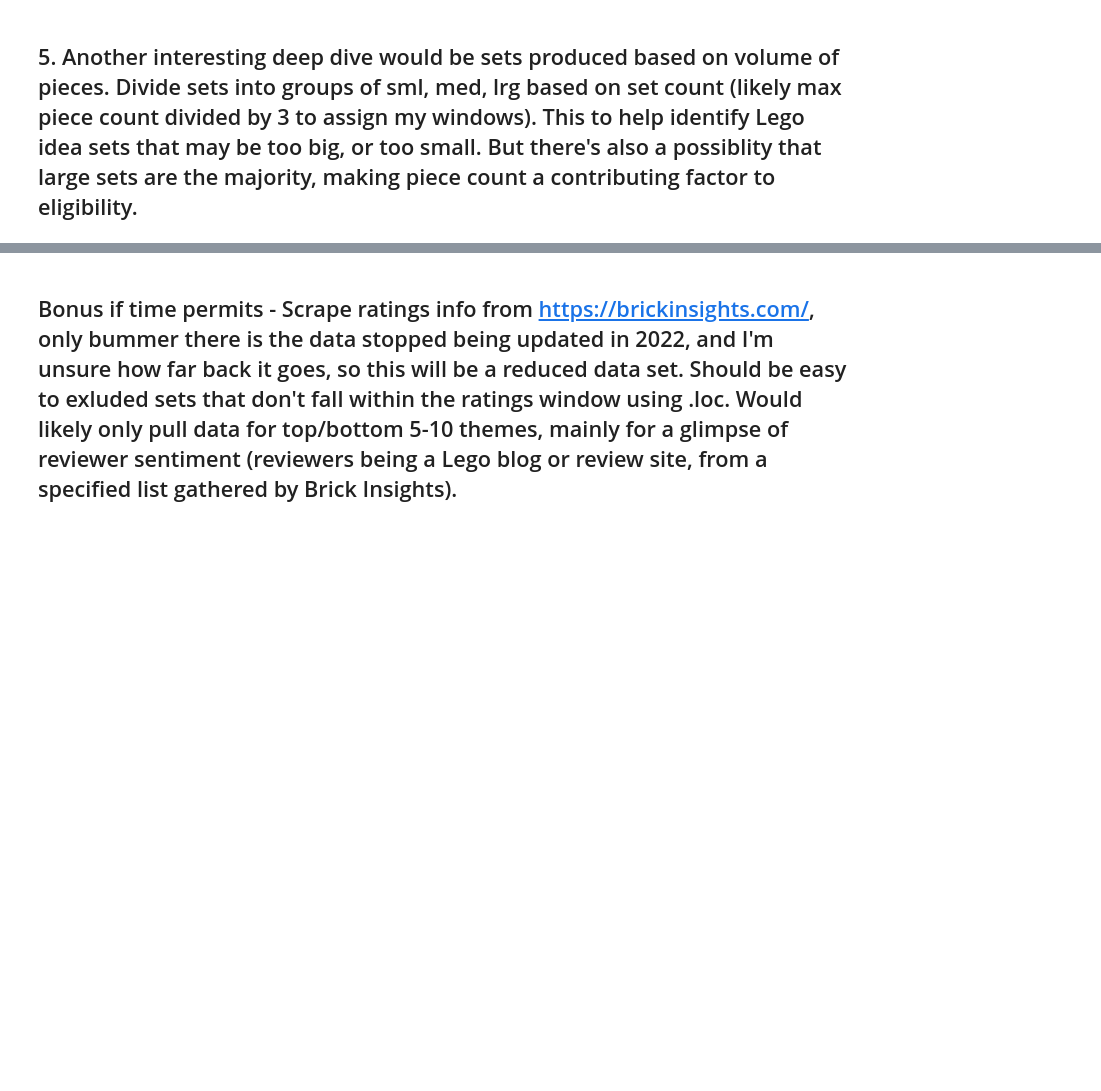
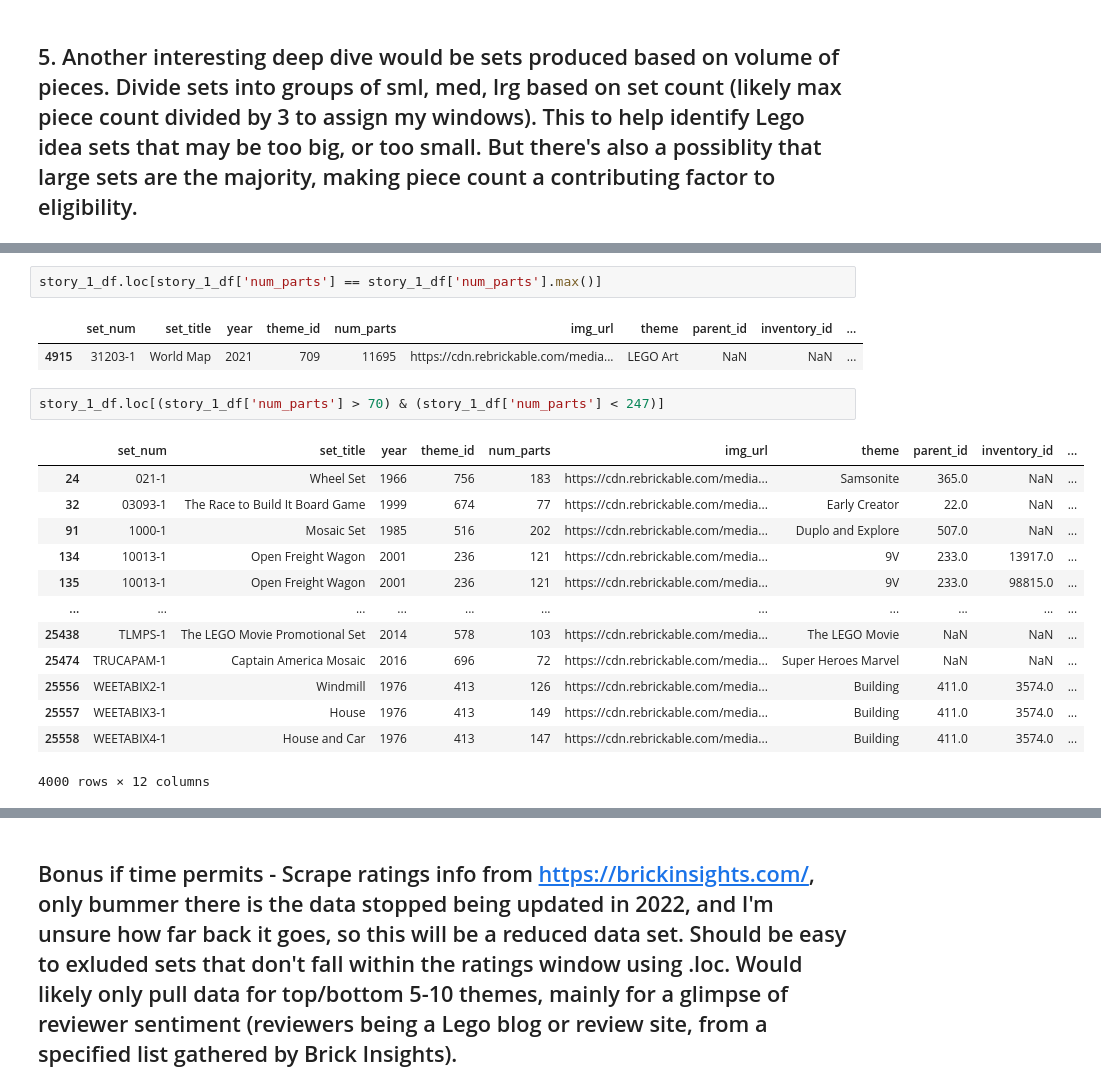
Before and after one commit to david423br/david-ruiz-capstone-ddr14, a Jupyter notebook: notebook/Lego_Capstone.ipynb, the cells around one changed output, grey strips where cells are left out. Cells and saved outputs as stored; diff of their text form; blank space fills up the shorter version.

```diff
--- a/notebook/Lego_Capstone.ipynb
+++ b/notebook/Lego_Capstone.ipynb
@@ -486,0 +516,21 @@ plt.show()
+# %%
+story_1_df.loc[story_1_df['num_parts'] == story_1_df['num_parts'].max()]
+# %% [output]
+|  | set_num | set_title | year | theme_id | num_parts | img_url | theme | parent_id | inventory_id | ... |
+| 4915 | 31203-1 | World Map | 2021 | 709 | 11695 | https://cdn.rebrickable.com/media... | LEGO Art | NaN | NaN | ... |
+# %%
+story_1_df.loc[(story_1_df['num_parts'] > 70) & (story_1_df['num_parts'] < 247)]
+# %% [output]
+|  | set_num | set_title | year | theme_id | num_parts | img_url | theme | parent_id | inventory_id | ... |
+| 24 | 021-1 | Wheel Set | 1966 | 756 | 183 | https://cdn.rebrickable.com/media... | Samsonite | 365.0 | NaN | ... |
+| 32 | 03093-1 | The Race to Build It Board Game | 1999 | 674 | 77 | https://cdn.rebrickable.com/media... | Early Creator | 22.0 | NaN | ... |
+| 91 | 1000-1 | Mosaic Set | 1985 | 516 | 202 | https://cdn.rebrickable.com/media... | Duplo and Explore | 507.0 | NaN | ... |
+| 134 | 10013-1 | Open Freight Wagon | 2001 | 236 | 121 | https://cdn.rebrickable.com/media... | 9V | 233.0 | 13917.0 | ... |
+| 135 | 10013-1 | Open Freight Wagon | 2001 | 236 | 121 | https://cdn.rebrickable.com/media... | 9V | 233.0 | 98815.0 | ... |
+| ... | ... | ... | ... | ... | ... | ... | ... | ... | ... | ... |
+| 25438 | TLMPS-1 | The LEGO Movie Promotional Set | 2014 | 578 | 103 | https://cdn.rebrickable.com/media... | The LEGO Movie | NaN | NaN | ... |
+| 25474 | TRUCAPAM-1 | Captain America Mosaic | 2016 | 696 | 72 | https://cdn.rebrickable.com/media... | Super Heroes Marvel | NaN | NaN | ... |
+| 25556 | WEETABIX2-1 | Windmill | 1976 | 413 | 126 | https://cdn.rebrickable.com/media... | Building | 411.0 | 3574.0 | ... |
+| 25557 | WEETABIX3-1 | House | 1976 | 413 | 149 | https://cdn.rebrickable.com/media... | Building | 411.0 | 3574.0 | ... |
+| 25558 | WEETABIX4-1 | House and Car | 1976 | 413 | 147 | https://cdn.rebrickable.com/media... | Building | 411.0 | 3574.0 | ... |
+4000 rows × 12 columns
```
Also changed, not shown: parts of 30 cells of this notebook, 7 other files.
